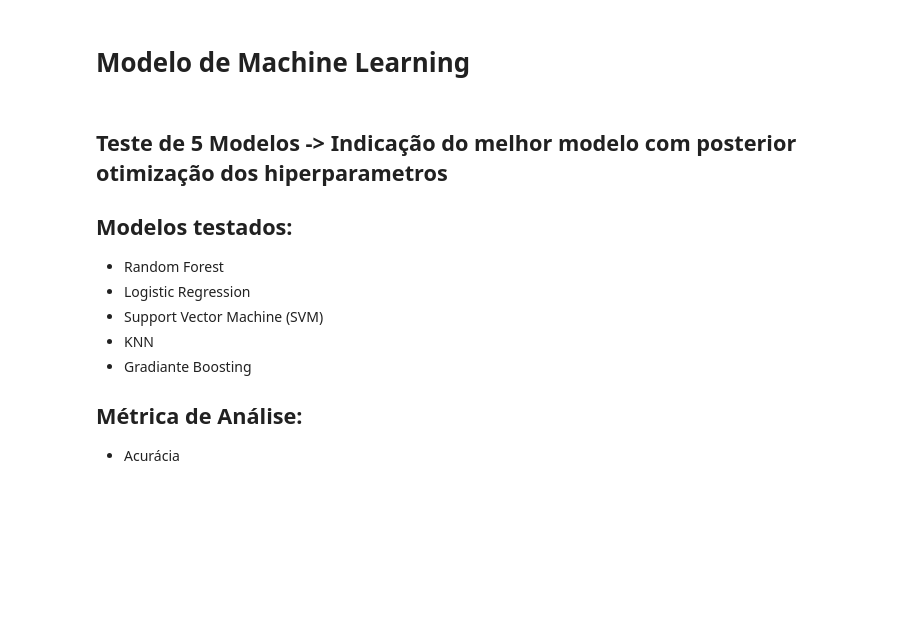
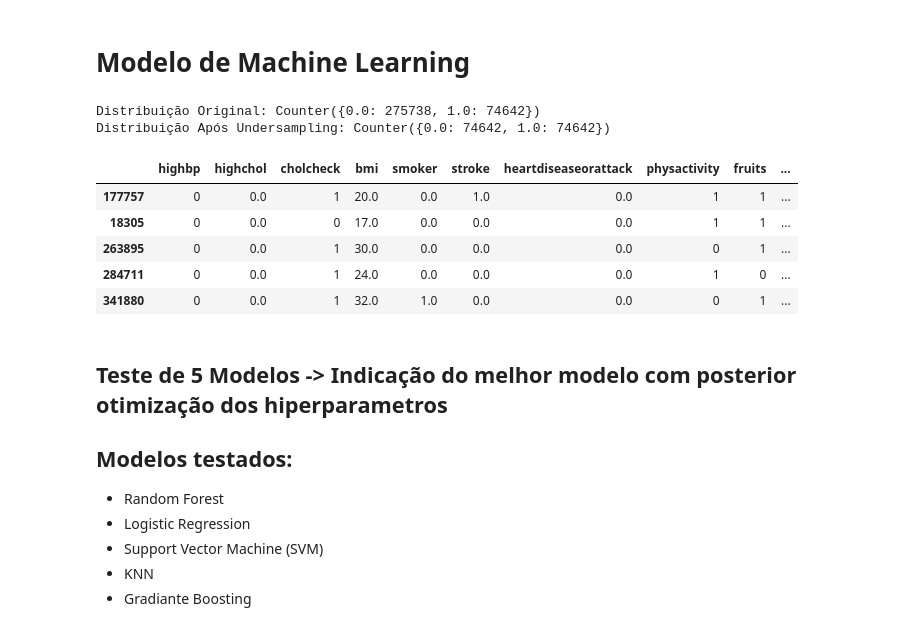
Before and after one commit to gabrielbittencourt01/tc_fase3, a Jupyter notebook: modelo.ipynb, the cells around one changed output. Cells and saved outputs as stored; diff of their text form; code cells hidden in the pictures; blank space fills up the shorter version.

```diff
--- a/modelo.ipynb
+++ b/modelo.ipynb
@@ -371,21 +367,36 @@ df.head()
 | 3 | 1.0 | 0 | 1.0 | 1 | 29.0 | 0.0 | 1.0 | 1.0 | ... |
 | 4 | 0.0 | 0 | 0.0 | 1 | 24.0 | 1.0 | 0.0 | 0.0 | ... |
 5 rows × 22 columns
-# %%
-df = pd.DataFrame({'educacao': [1, 2, 3, 4]})
-
-df_encoded = pd.get_dummies(df, columns=['educacao'], prefix='educ')
-print(df_encoded)
-
-import pandas as pd
-
-# Identificar colunas categóricas automaticamente
-categorical_cols = df.select_dtypes(include=['object', 'category']).columns
-
-# Aplicar One-Hot Encoding apenas nas colunas categóricas
-df_encoded = pd.get_dummies(df, columns=categorical_cols, drop_first=True)
-
-print(df_encoded.head())
 # %% [markdown]
 # Modelo de Machine Learning
+# %%
+# Separar X (features) e y (rótulo)
+X = df.drop(columns=["diabetes_binary","nodocbccost","anyhealthcare", "menthlth", "physhlth","education","income","diffwalk", "genhlth"])
+y = df["diabetes_binary"]
+
+# Verificar distribuição antes do balanceamento
+print("Distribuição Original:", Counter(y))
+
+# Criar undersampler (reduz a classe majoritária para a mesma quantidade da minoritária)
+undersample = RandomUnderSampler(sampling_strategy="auto", random_state=42)
+X, y = undersample.fit_resample(X, y)
+
+# Verificar distribuição após o balanceamento
+print("Distribuição Após Undersampling:", Counter(y))
+
+# Criar novo DataFrame balanceado
+df = X.copy()
+df["diabetes_binary"] = y
+
+# Exibir as primeiras linhas do DataFrame balanceado
+df.head()
+# %% [output]
+Distribuição Original: Counter({0.0: 275738, 1.0: 74642})
+Distribuição Após Undersampling: Counter({0.0: 74642, 1.0: 74642})
+|  | highbp | highchol | cholcheck | bmi | smoker | stroke | heartdiseaseorattack | physactivity | fruits | ... |
+| 177757 | 0 | 0.0 | 1 | 20.0 | 0.0 | 1.0 | 0.0 | 1 | 1 | ... |
+| 18305 | 0 | 0.0 | 0 | 17.0 | 0.0 | 0.0 | 0.0 | 1 | 1 | ... |
+| 263895 | 0 | 0.0 | 1 | 30.0 | 0.0 | 0.0 | 0.0 | 0 | 1 | ... |
+| 284711 | 0 | 0.0 | 1 | 24.0 | 0.0 | 0.0 | 0.0 | 1 | 0 | ... |
+| 341880 | 0 | 0.0 | 1 | 32.0 | 1.0 | 0.0 | 0.0 | 0 | 1 | ... |
 # %%
@@ -401,6 +409,3 @@ X_train, X_test, y_train, y_test = train_test_split(X, y, test_size=0.2, random_
 - Support Vector Machine (SVM)
 - KNN
 - Gradiante Boosting
-
-## Métrica de Análise:
-- Acurácia
```
Also changed, not shown: parts of 19 cells of this notebook, 1 other file.
